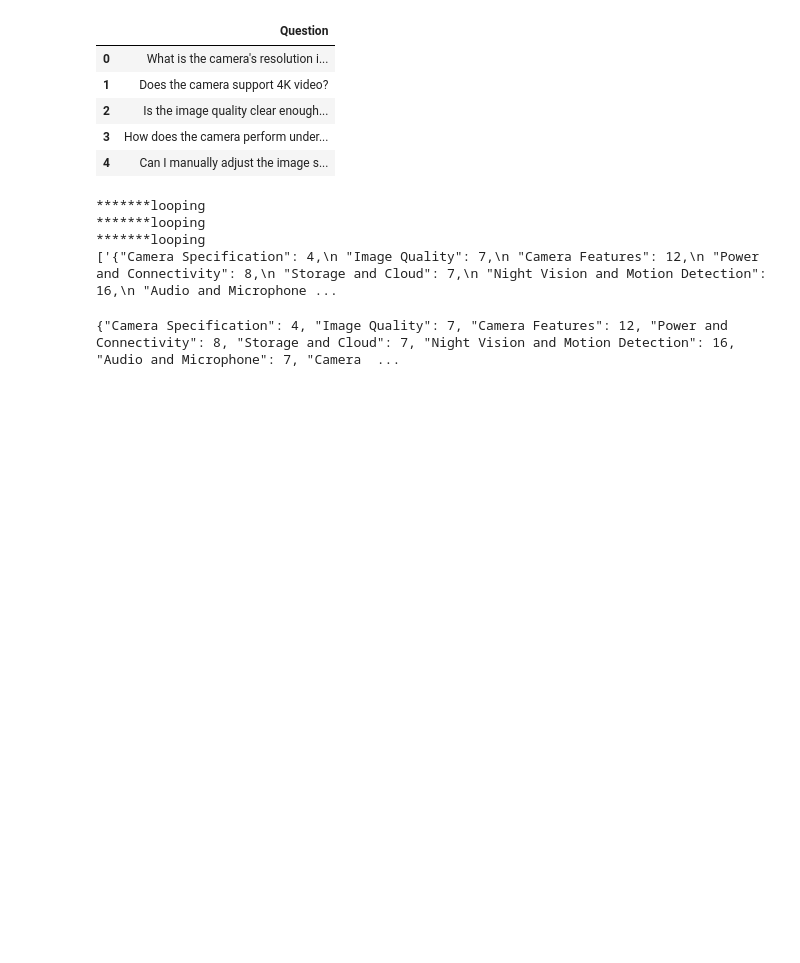
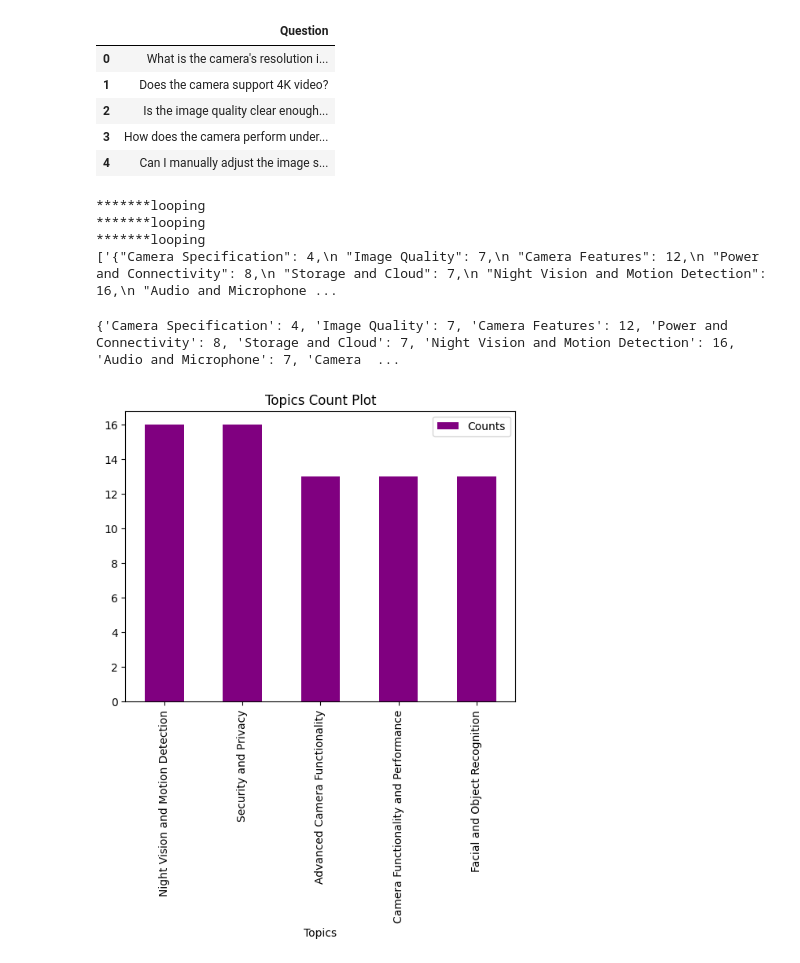
Before and after one commit to hitpoint6/Langchain-OpenAI-Practice, a Jupyter notebook: summarize_topics/summarize-topics-llm.ipynb, the cells around one changed output. Drawn from its saved outputs; the diff is of its cells as text; code cells hidden in the pictures; blank space fills up the shorter version.

Commit message:
Add plot

```diff
--- a/summarize_topics/summarize-topics-llm.ipynb
+++ b/summarize_topics/summarize-topics-llm.ipynb
@@ -170,6 +170,22 @@ print(final_chunks)
 *******looping
 ['{"Camera Specification": 4,\n "Image Quality": 7,\n "Camera Features": 12,\n "Power and Connectivity": 8,\n "Storage and Cloud": 7,\n "Night Vision and Motion Detection": 16,\n "Audio and Microphone ...
 # %%
-print(final_chunks[0].replace('\n', ''))
+import json
+
+summary_dict = json.loads(final_chunks[0].replace('\n', ''))
+print(summary_dict)
 # %% [output]
-{"Camera Specification": 4, "Image Quality": 7, "Camera Features": 12, "Power and Connectivity": 8, "Storage and Cloud": 7, "Night Vision and Motion Detection": 16, "Audio and Microphone": 7, "Camera  ...
+{'Camera Specification': 4, 'Image Quality': 7, 'Camera Features': 12, 'Power and Connectivity': 8, 'Storage and Cloud': 7, 'Night Vision and Motion Detection': 16, 'Audio and Microphone': 7, 'Camera  ...
+# %%
+import matplotlib.pyplot as plt
+
+topics = [(key, value) for key, value in summary_dict.items()]
+df = pd.DataFrame(topics, columns=["Topics", "Counts"]).sort_values(
+    "Counts", ascending=False)
+df.head()
+
+df.head(5).plot(x='Topics', y='Counts', kind='bar',
+                color='purple', title='Topics Count Plot')
+plt.show()
+# %% [output]
+[figure, added]
```
